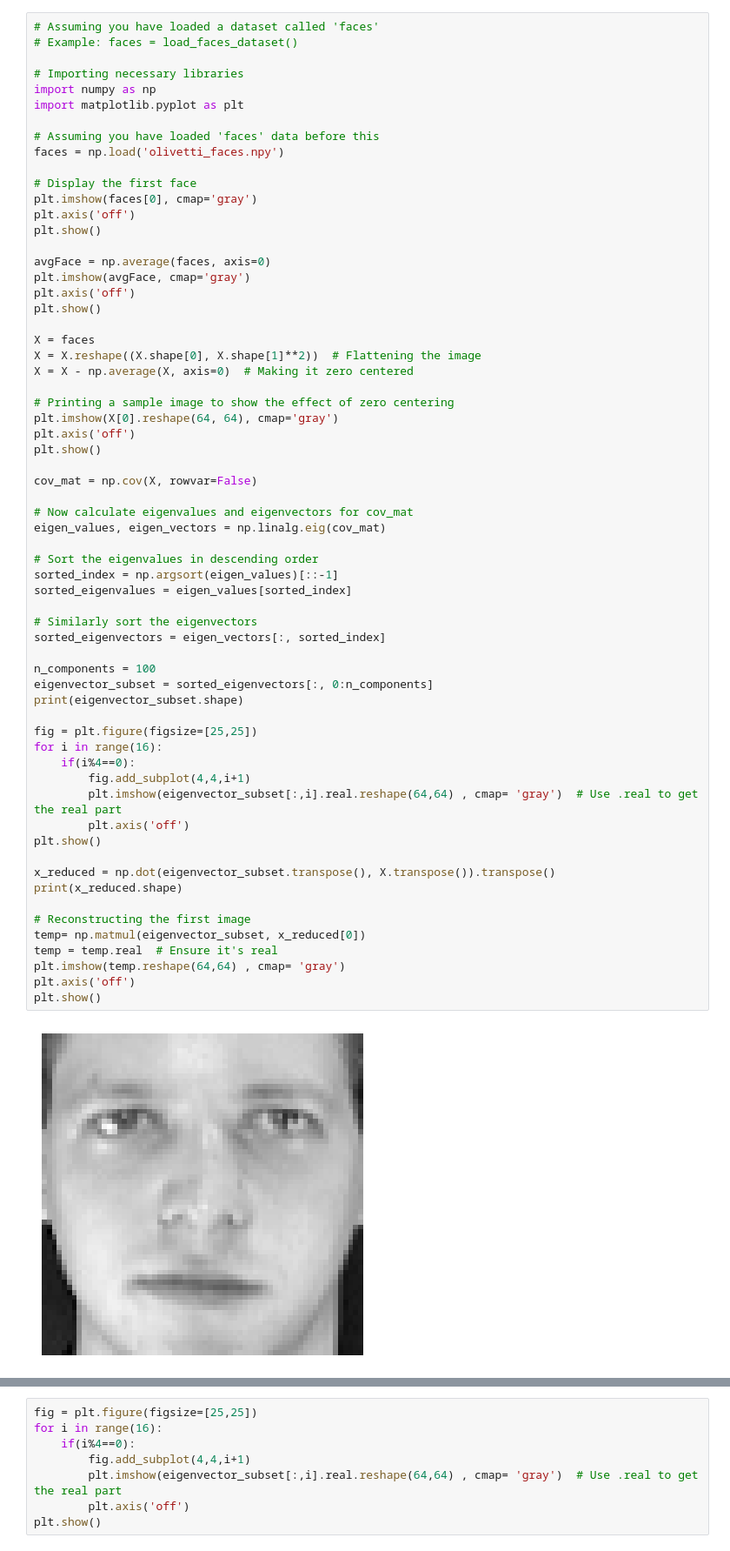
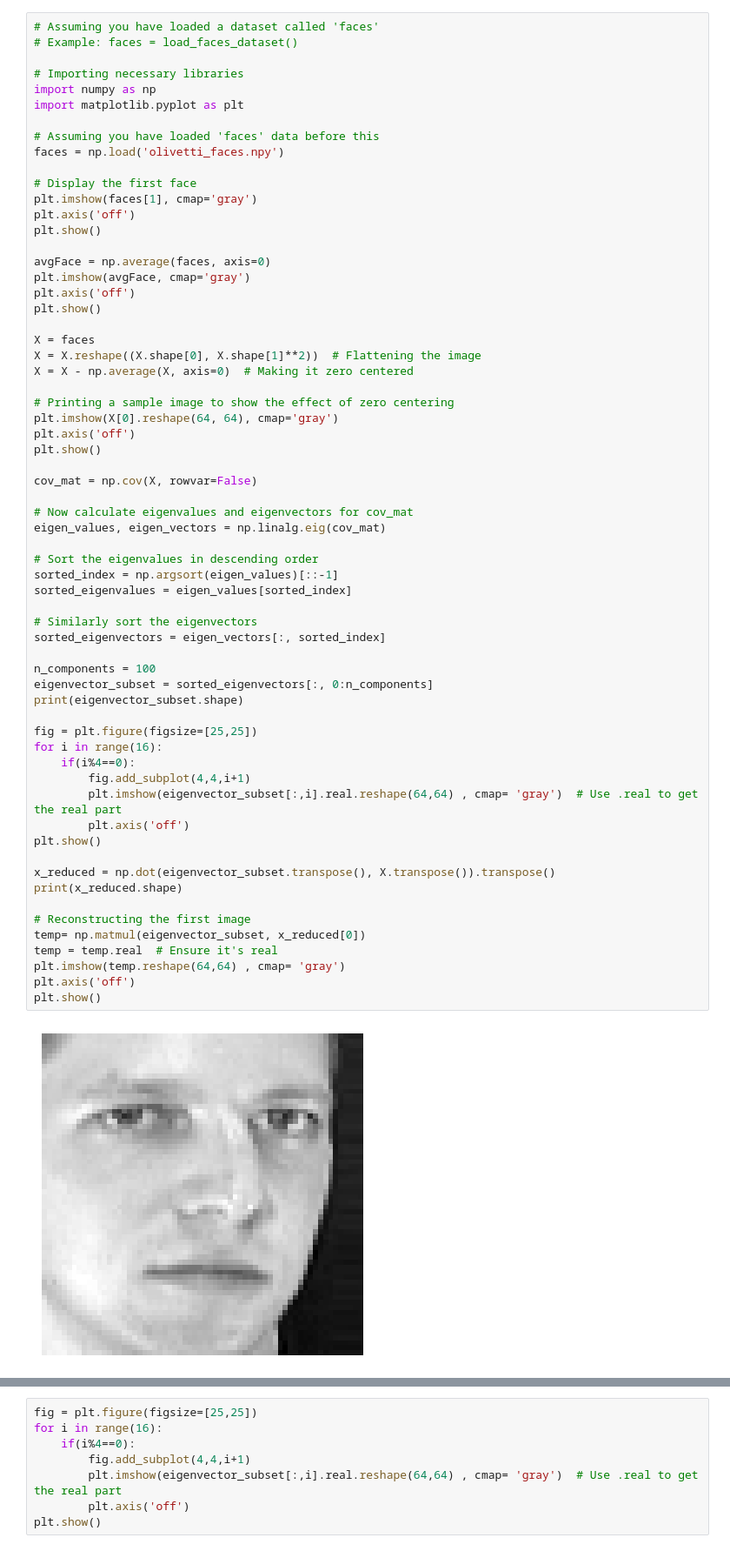
Before and after one commit to MNowruzi/MSc_MNowruzi, a Jupyter notebook: Untitled.ipynb, the cells around one changed output, grey strips where cells are left out. Shown: that part at 87% size. Drawn from its saved outputs; the diff is of its cells as text.

```diff
--- a/Untitled.ipynb
+++ b/Untitled.ipynb
@@ -10,7 +10,7 @@ import matplotlib.pyplot as plt
 faces = np.load('olivetti_faces.npy')
 
 # Display the first face
-plt.imshow(faces[0], cmap='gray')
+plt.imshow(faces[1], cmap='gray')
 plt.axis('off')
 plt.show()
 
@@ -35,34 +35,34 @@ eigen_values, eigen_vectors = np.linalg.eig(cov_mat)
 
 # Sort the eigenvalues in descending order
 sorted_index = np.argsort(eigen_values)[::-1]
 sorted_eigenvalues = eigen_values[sorted_index]
 
 # Similarly sort the eigenvectors
 sorted_eigenvectors = eigen_vectors[:, sorted_index]
 
 n_components = 100
 eigenvector_subset = sorted_eigenvectors[:, 0:n_components]
 print(eigenvector_subset.shape)
 
 fig = plt.figure(figsize=[25,25])
 for i in range(16):
     if(i%4==0):
         fig.add_subplot(4,4,i+1)
         plt.imshow(eigenvector_subset[:,i].real.reshape(64,64) , cmap= 'gray')  # Use .real to get the real part
         plt.axis('off')
 plt.show()
 
 x_reduced = np.dot(eigenvector_subset.transpose(), X.transpose()).transpose()
 print(x_reduced.shape)
 
 # Reconstructing the first image
 temp= np.matmul(eigenvector_subset, x_reduced[0])
 temp = temp.real  # Ensure it's real
 plt.imshow(temp.reshape(64,64) , cmap= 'gray')
 plt.axis('off')
 plt.show()
 # %% [output]
-[figure, old version]
+[figure, new version]
 [figure]
 [figure]
 (4096, 100)
```
